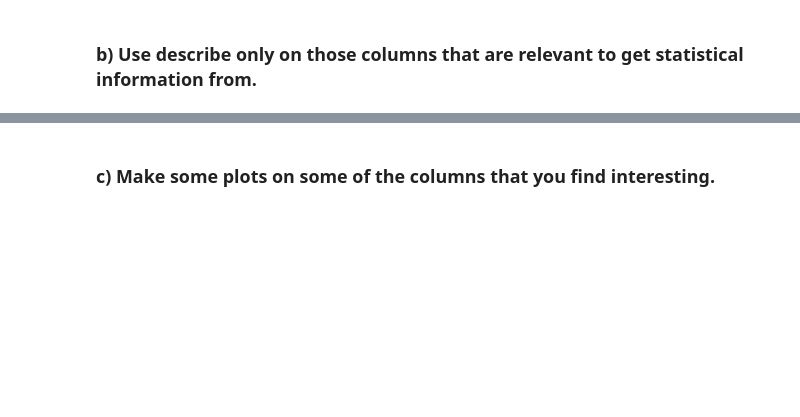
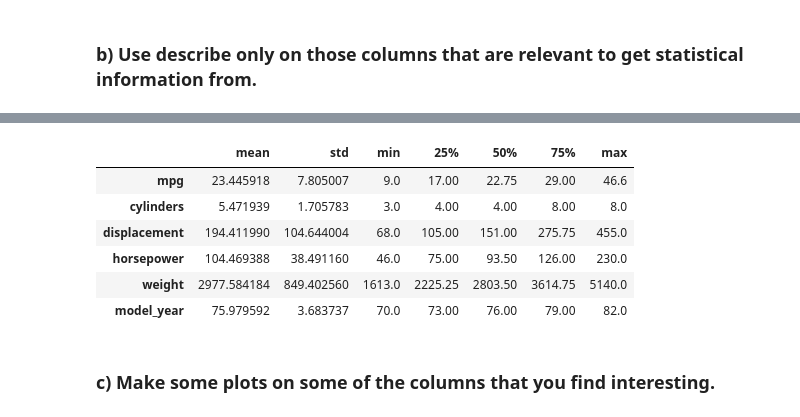
Before and after one commit to StefanLundberg77/ai_engineering_stefan_lundberg, a Jupyter notebook: exercises/exercise_1/0_eda.ipynb, the cells around one changed output, grey strips where cells are left out. Drawn from its saved outputs; the diff is of its cells as text; code cells hidden in the pictures; blank space fills up the shorter version.

```diff
--- a/exercises/exercise_1/0_eda.ipynb
+++ b/exercises/exercise_1/0_eda.ipynb
@@ -63,2 +89,12 @@ df_cleaned = df[df["horsepower"].isna()].dropna()
+# %%
+df_filtered.describe().T.drop("count", axis=1)
+# %% [output]
+|  | mean | std | min | 25% | 50% | 75% | max |
+| mpg | 23.445918 | 7.805007 | 9.0 | 17.00 | 22.75 | 29.00 | 46.6 |
+| cylinders | 5.471939 | 1.705783 | 3.0 | 4.00 | 4.00 | 8.00 | 8.0 |
+| displacement | 194.411990 | 104.644004 | 68.0 | 105.00 | 151.00 | 275.75 | 455.0 |
+| horsepower | 104.469388 | 38.491160 | 46.0 | 75.00 | 93.50 | 126.00 | 230.0 |
+| weight | 2977.584184 | 849.402560 | 1613.0 | 2225.25 | 2803.50 | 3614.75 | 5140.0 |
+| model_year | 75.979592 | 3.683737 | 70.0 | 73.00 | 76.00 | 79.00 | 82.0 |
 # %% [markdown]
 ### c) Make some plots on some of the columns that you find interesting.
```
Also changed, not shown: parts of 4 cells of this notebook, 2 other files.
